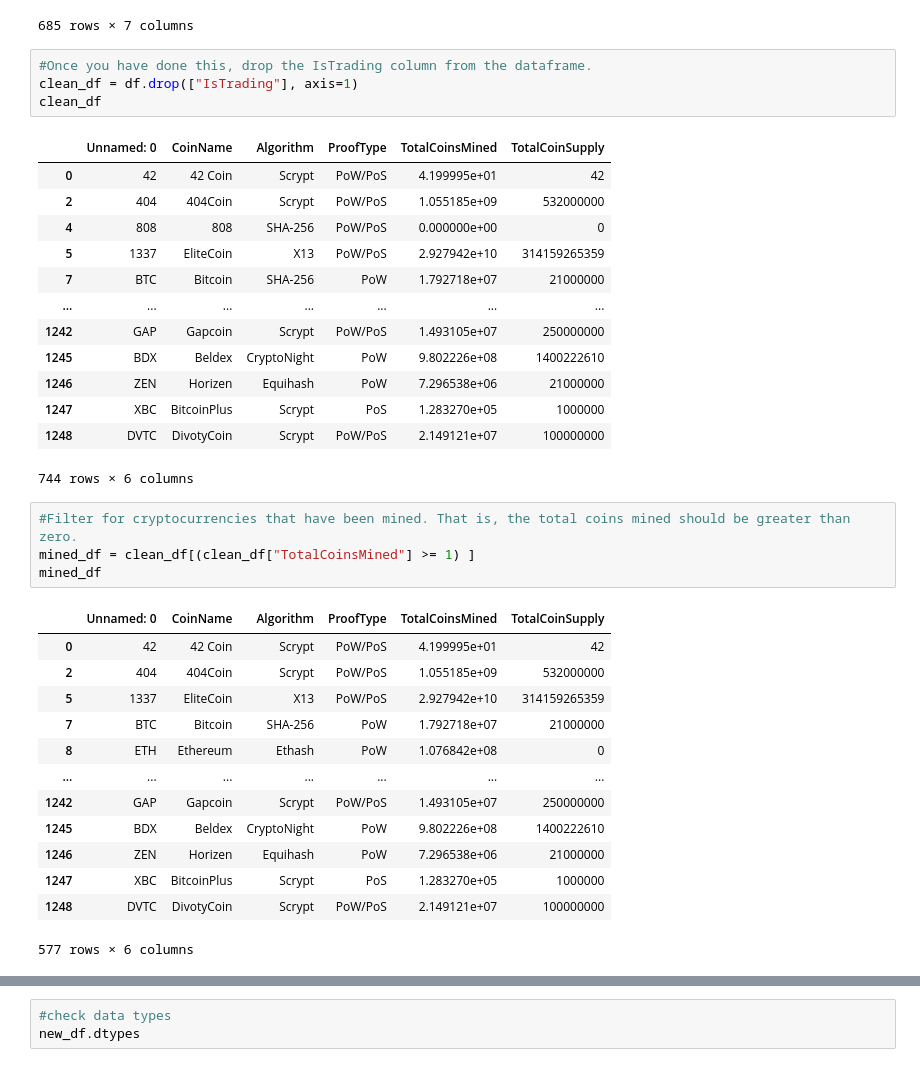
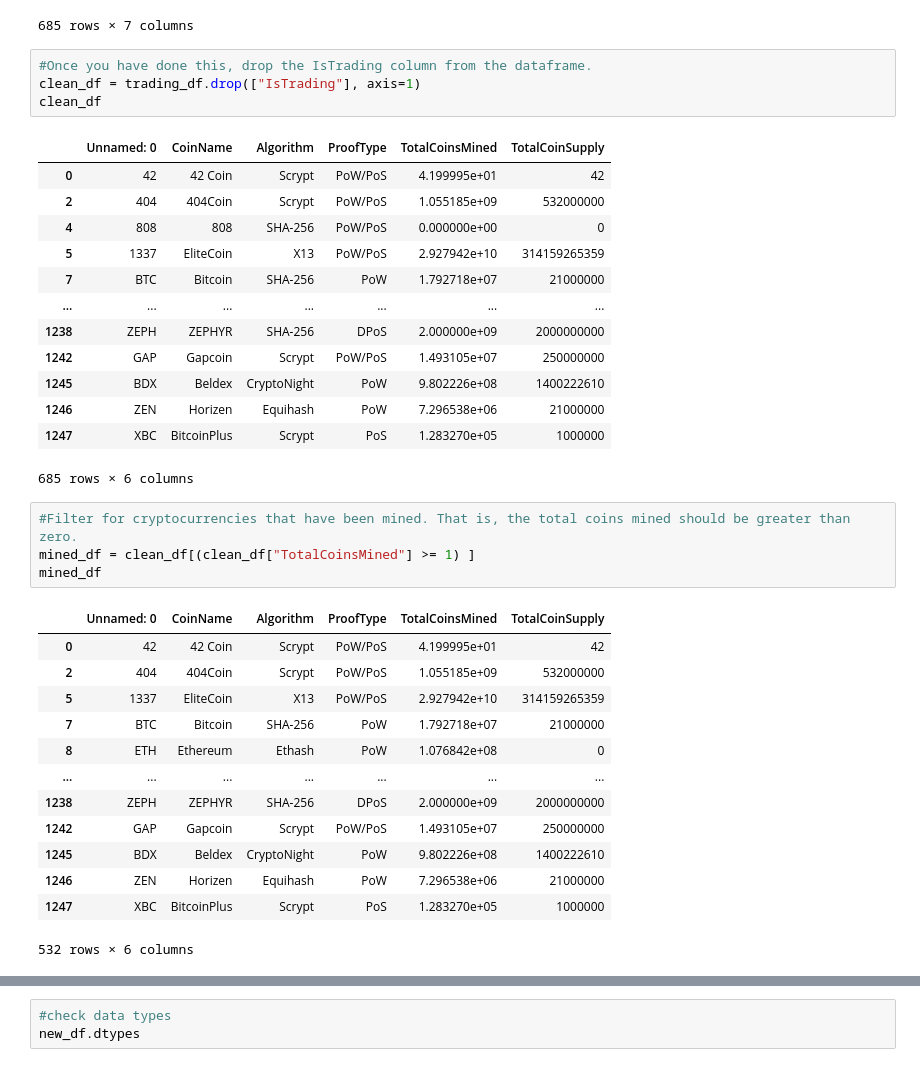
Before and after one commit to mandie021/Cryptocurrency_Clusters, a Jupyter notebook: cryptocurrency_clusters.ipynb, the cells around one changed output, grey strips where cells are left out. Drawn from its saved outputs; the diff is of its cells as text.

```diff
--- a/cryptocurrency_clusters.ipynb
+++ b/cryptocurrency_clusters.ipynb
@@ -77,22 +77,22 @@ trading_df
 685 rows × 7 columns
 # %%
 #Once you have done this, drop the IsTrading column from the dataframe.
-clean_df = df.drop(["IsTrading"], axis=1)
+clean_df = trading_df.drop(["IsTrading"], axis=1)
 clean_df
 # %% [output]
 |  | Unnamed: 0 | CoinName | Algorithm | ProofType | TotalCoinsMined | TotalCoinSupply |
 | 0 | 42 | 42 Coin | Scrypt | PoW/PoS | 4.199995e+01 | 42 |
 | 2 | 404 | 404Coin | Scrypt | PoW/PoS | 1.055185e+09 | 532000000 |
 | 4 | 808 | 808 | SHA-256 | PoW/PoS | 0.000000e+00 | 0 |
 | 5 | 1337 | EliteCoin | X13 | PoW/PoS | 2.927942e+10 | 314159265359 |
 | 7 | BTC | Bitcoin | SHA-256 | PoW | 1.792718e+07 | 21000000 |
 | ... | ... | ... | ... | ... | ... | ... |
+| 1238 | ZEPH | ZEPHYR | SHA-256 | DPoS | 2.000000e+09 | 2000000000 |
 | 1242 | GAP | Gapcoin | Scrypt | PoW/PoS | 1.493105e+07 | 250000000 |
 | 1245 | BDX | Beldex | CryptoNight | PoW | 9.802226e+08 | 1400222610 |
 | 1246 | ZEN | Horizen | Equihash | PoW | 7.296538e+06 | 21000000 |
 | 1247 | XBC | BitcoinPlus | Scrypt | PoS | 1.283270e+05 | 1000000 |
-| 1248 | DVTC | DivotyCoin | Scrypt | PoW/PoS | 2.149121e+07 | 100000000 |
-744 rows × 6 columns
+685 rows × 6 columns
 # %%
 #Filter for cryptocurrencies that have been mined. That is, the total coins mined should be greater than zero.
 mined_df = clean_df[(clean_df["TotalCoinsMined"] >= 1) ]
@@ -105,12 +105,12 @@ mined_df
 | 7 | BTC | Bitcoin | SHA-256 | PoW | 1.792718e+07 | 21000000 |
 | 8 | ETH | Ethereum | Ethash | PoW | 1.076842e+08 | 0 |
 | ... | ... | ... | ... | ... | ... | ... |
+| 1238 | ZEPH | ZEPHYR | SHA-256 | DPoS | 2.000000e+09 | 2000000000 |
 | 1242 | GAP | Gapcoin | Scrypt | PoW/PoS | 1.493105e+07 | 250000000 |
 | 1245 | BDX | Beldex | CryptoNight | PoW | 9.802226e+08 | 1400222610 |
 | 1246 | ZEN | Horizen | Equihash | PoW | 7.296538e+06 | 21000000 |
 | 1247 | XBC | BitcoinPlus | Scrypt | PoS | 1.283270e+05 | 1000000 |
-| 1248 | DVTC | DivotyCoin | Scrypt | PoW/PoS | 2.149121e+07 | 100000000 |
-577 rows × 6 columns
+532 rows × 6 columns
 # %%
 #In order for your dataset to be comprehensible to a machine learning algorithm, its data should be numeric.
 #Since the coin names do not contribute to the analysis of the data,
```
Also changed, not shown: parts of 11 cells of this notebook.
